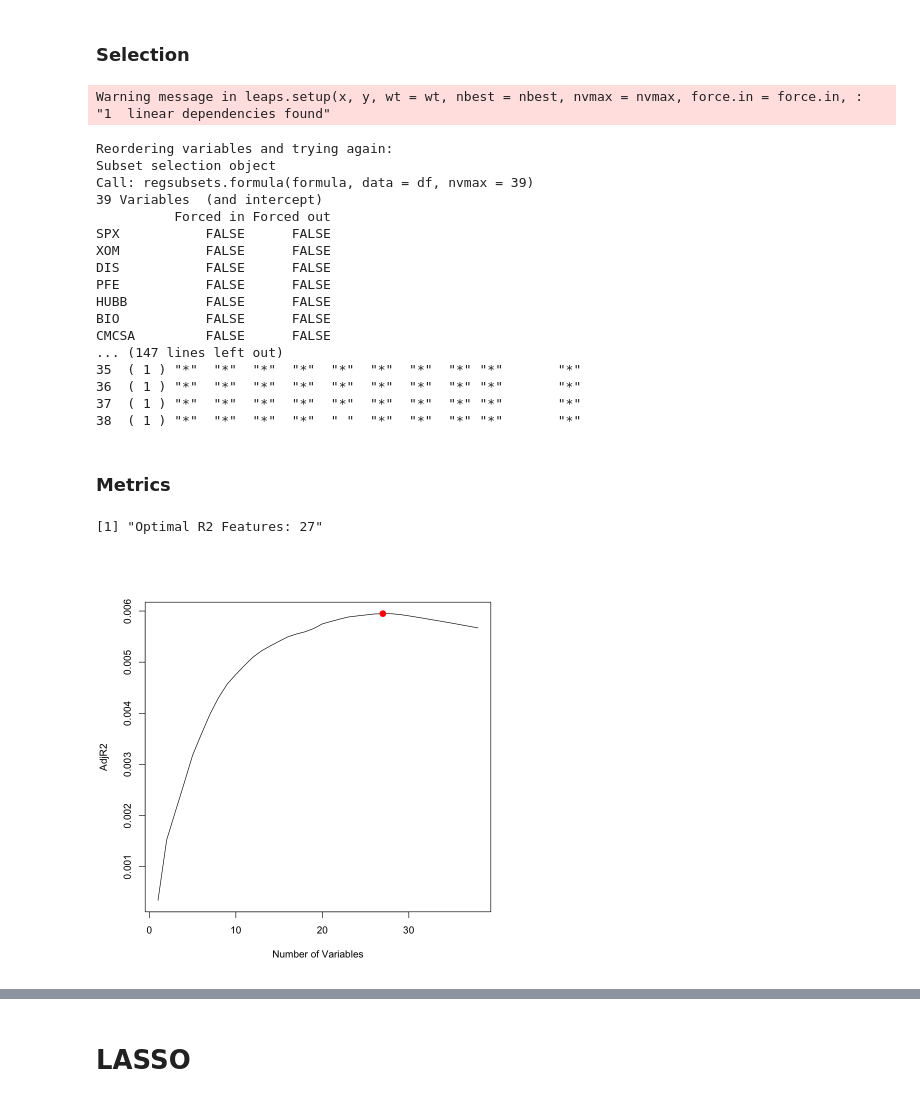
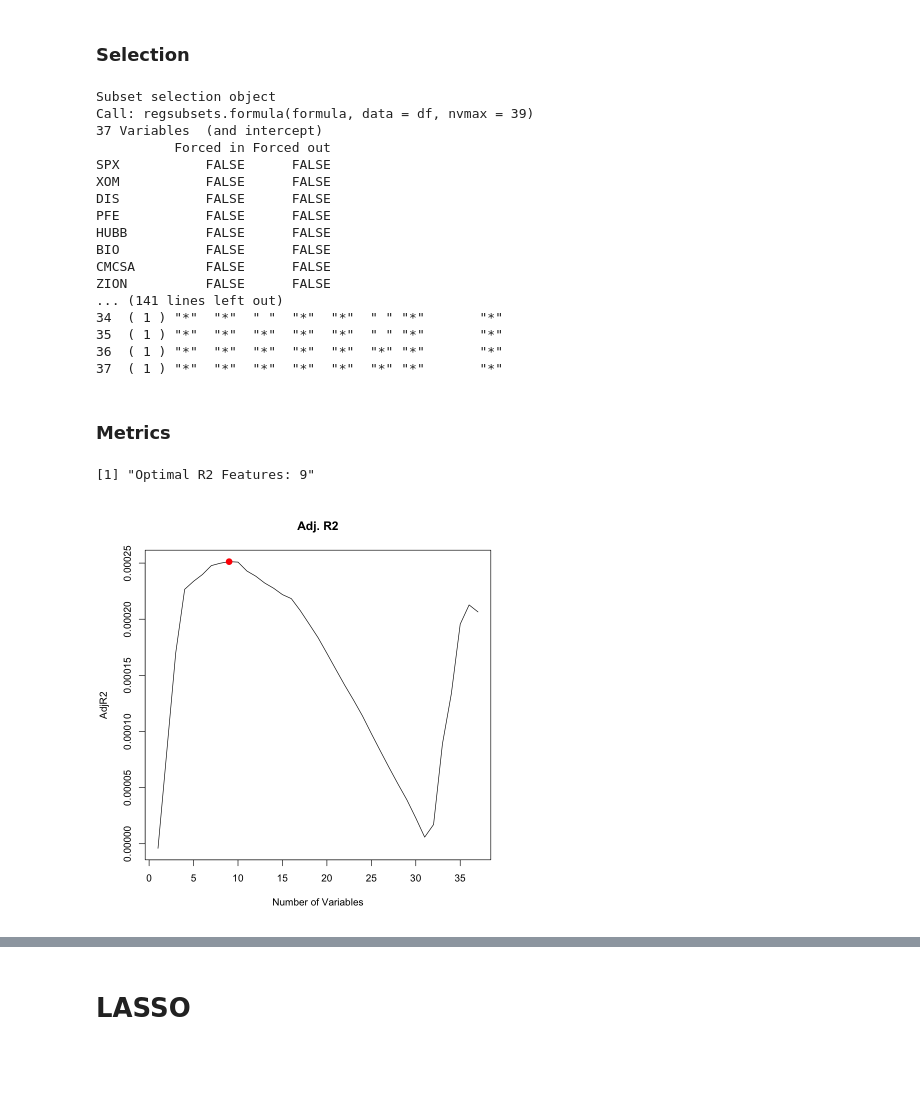
Before and after one commit to sophiarutman/stocks-and-movies, a Jupyter notebook: feature_selection_stocks.ipynb, the cells around one changed output, grey strips where cells are left out. Drawn from its saved outputs; the diff is of its cells as text; code cells hidden in the pictures; blank space fills up the shorter version.

Commit message:
feature selection stocks updated

```diff
--- a/feature_selection_stocks.ipynb
+++ b/feature_selection_stocks.ipynb
@@ -84,7 +44,7 @@ formula <- as.formula("Box.Office ~ SPX + XOM + DIS + PFE + HUBB + BIO + CMCSA +
                         ZION + AAPL + T + BBY + RGEN + ORCL + FCNCA +
                         CERN + TECH + QCOM + JBL + NATI + NFLX + GOOG +
                         DISCA + VIAC + LDOS + MASI + ENPH + VOYA + WIX +
-                        SAGE + KEYS + YETI + UBER + FOUR + INFA + Open + High + Low + Adj.Close + Volume")
+                        SAGE + KEYS + YETI + UBER + Open + High + Low + Adj.Close + Volume")
 
 #formula <- as.formula("Box.Office ~ .")
 # %% [markdown]
@@ -210,34 +160,32 @@ regfit.full=regsubsets(formula, data = df, nvmax = 39)
 reg.summary=summary(regfit.full)
 print(reg.summary)
 # %% [output]
-Warning message in leaps.setup(x, y, wt = wt, nbest = nbest, nvmax = nvmax, force.in = force.in, :
-"1  linear dependencies found"
+Subset selection object
+Call: regsubsets.formula(formula, data = df, nvmax = 39)
+37 Variables  (and intercept)
+          Forced in Forced out
+SPX           FALSE      FALSE
+XOM           FALSE      FALSE
+DIS           FALSE      FALSE
+PFE           FALSE      FALSE
+HUBB          FALSE      FALSE
+BIO           FALSE      FALSE
+CMCSA         FALSE      FALSE
+ZION          FALSE      FALSE
+... (141 lines left out)
+34  ( 1 ) "*"  "*"  " "  "*"  "*"  " " "*"       "*"
+35  ( 1 ) "*"  "*"  "*"  "*"  "*"  " " "*"       "*"
+36  ( 1 ) "*"  "*"  "*"  "*"  "*"  "*" "*"       "*"
+37  ( 1 ) "*"  "*"  "*"  "*"  "*"  "*" "*"       "*"
-Reordering variables and trying again:
-Subset selection object
-Call: regsubsets.formula(formula, data = df, nvmax = 39)
-39 Variables  (and intercept)
-          Forced in Forced out
-SPX           FALSE      FALSE
-XOM           FALSE      FALSE
-DIS           FALSE      FALSE
-PFE           FALSE      FALSE
-HUBB          FALSE      FALSE
-BIO           FALSE      FALSE
-CMCSA         FALSE      FALSE
-... (147 lines left out)
-35  ( 1 ) "*"  "*"  "*"  "*"  "*"  "*"  "*"  "*" "*"       "*"
-36  ( 1 ) "*"  "*"  "*"  "*"  "*"  "*"  "*"  "*" "*"       "*"
-37  ( 1 ) "*"  "*"  "*"  "*"  "*"  "*"  "*"  "*" "*"       "*"
-38  ( 1 ) "*"  "*"  "*"  "*"  " "  "*"  "*"  "*" "*"       "*"
 # %% [markdown]
 ### Metrics
 # %%
 m = which.max(reg.summary$adjr2)
-plot(reg.summary$adjr2, xlab = "Number of Variables", ylab = "AdjR2", type = "l")
+plot(reg.summary$adjr2, xlab = "Number of Variables", ylab = "AdjR2", type = "l", main = "Adj. R2")
 points(m, reg.summary$adjr2[m], col = "red", cex = 2, pch = 20)
 paste0("Optimal R2 Features: ", m)
 # %% [output]
-[1] "Optimal R2 Features: 27"
+[1] "Optimal R2 Features: 9"
-[figure, old version]
+[figure, new version]
 # %%
 m = which.min(reg.summary$bic)
```
Also changed, not shown: parts of 17 cells of this notebook, 1 other file.
